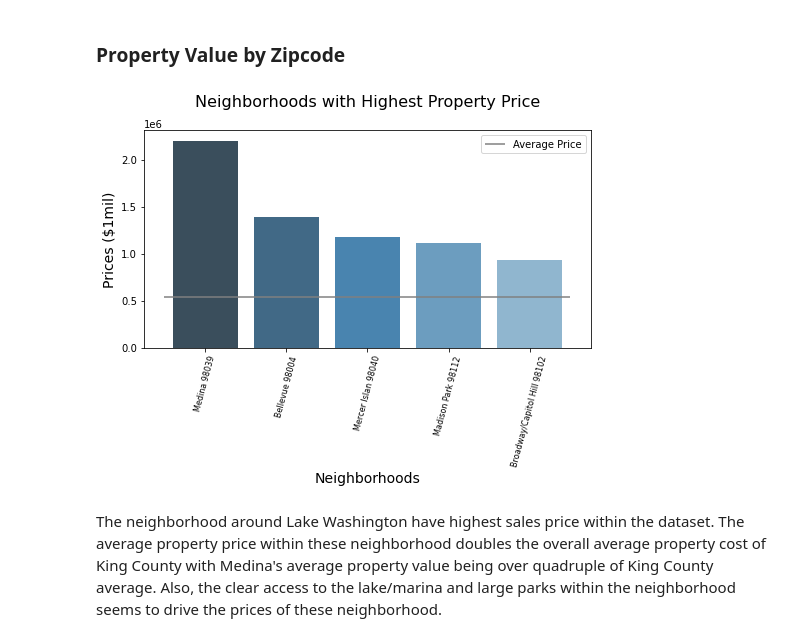
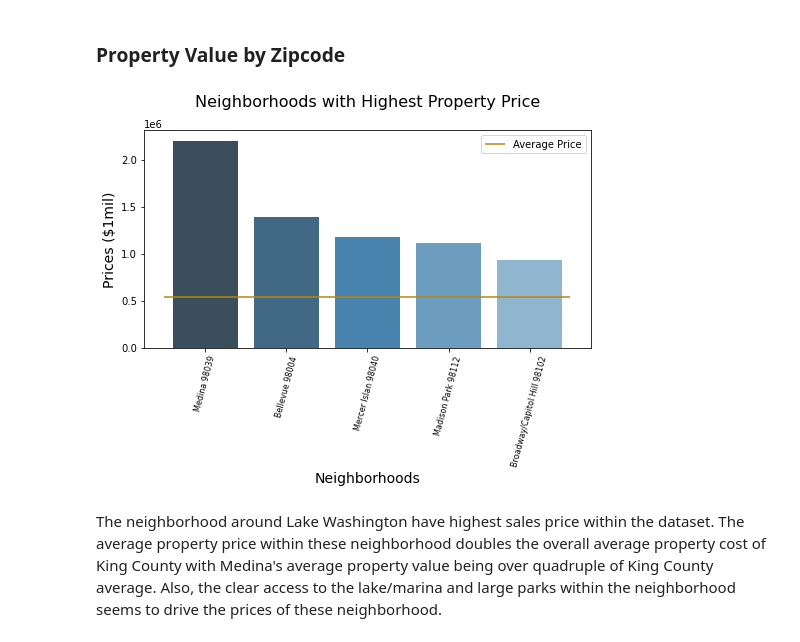
Before and after one commit to yunghanjeong/King_County_Housing_Price_Prediction, a Jupyter notebook: housing_price_prediction.ipynb, the cells around one changed output. Cells and saved outputs as stored; diff of their text form; code cells hidden in the pictures.

```diff
--- a/housing_price_prediction.ipynb
+++ b/housing_price_prediction.ipynb
@@ -130,25 +139,27 @@ kc_df.plot(kind="scatter", x="sqft_living15", y="price")
 # %%
 #property values by zipcode calculation
 kc_top5_price = kc_df.groupby("zipcode")["price"].mean().sort_values(ascending = False)[:5]
 kc_mean_price = kc_df.price.mean()
 #top5 neighborhood label for plot
 area_labels = ["Medina 98039", "Bellevue 98004", "Mercer Islan 98040",
                "Madison Park 98112", "Broadway/Capitol Hill 98102"]
 
 #plotting the data
 plt.subplots(figsize=(8,4))
-sns.barplot(x = kc_top5_price.index, y = kc_top5_price, order = kc_top5_price.index,
-            palette="Blues_d") #blue for seahawks!
-plt.xticks(np.arange(5), area_labels, rotation=75, size = 8) #relabel x with list above
-plt.hlines(kc_mean_price, -.5 ,4.5, colors="grey", label="Average Price") #plot average price horizontal line
-plt.xlabel("Neighborhoods", size = 14)
-plt.ylabel("Prices ($1mil)", size = 14)
-plt.title("Neighborhoods with Highest Property Price", size = 16, y=1.08)
+sns.barplot(x=kc_top5_price.index, y=kc_top5_price, order=kc_top5_price.index, palette="Blues_d") #blue for seahawks!
+plt.xticks(np.arange(5), area_labels, rotation=75, size=8) #relabel x with list above
+plt.hlines(kc_mean_price, -.5 ,4.5, colors="darkgoldenrod", label="Average Price") #plot average price horizontal line
+
+#prettify graph
+plt.xlabel("Neighborhoods", size=14)
+plt.ylabel("Prices ($1mil)", size=14)
+plt.title("Neighborhoods with Highest Property Price", size=16, y=1.08)
 plt.legend() #show legend
+
 #uncomment line below to export image
-#plt.savefig("images/high_price_neighborhood.png",bbox_inches = "tight")
+plt.savefig("images/high_price_neighborhood.png",bbox_inches = "tight")
 plt.show();
 # %% [output]
-[figure, old version]
+[figure, new version]
 # %% [markdown]
 The neighborhood around Lake Washington have highest sales price within the dataset. The average property price within these neighborhood doubles the overall average property cost of King County with Medina's average property value being over quadruple of King County average. Also, the clear access to the lake/marina and large parks within the neighborhood seems to drive the prices of these neighborhood.
```
Also changed, not shown: parts of 5 cells of this notebook, 2 other files.
